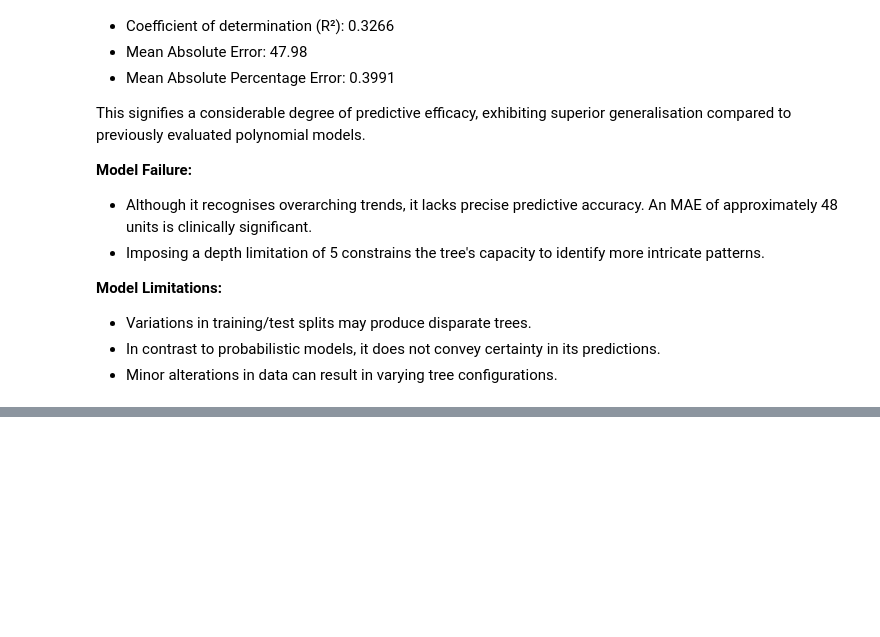
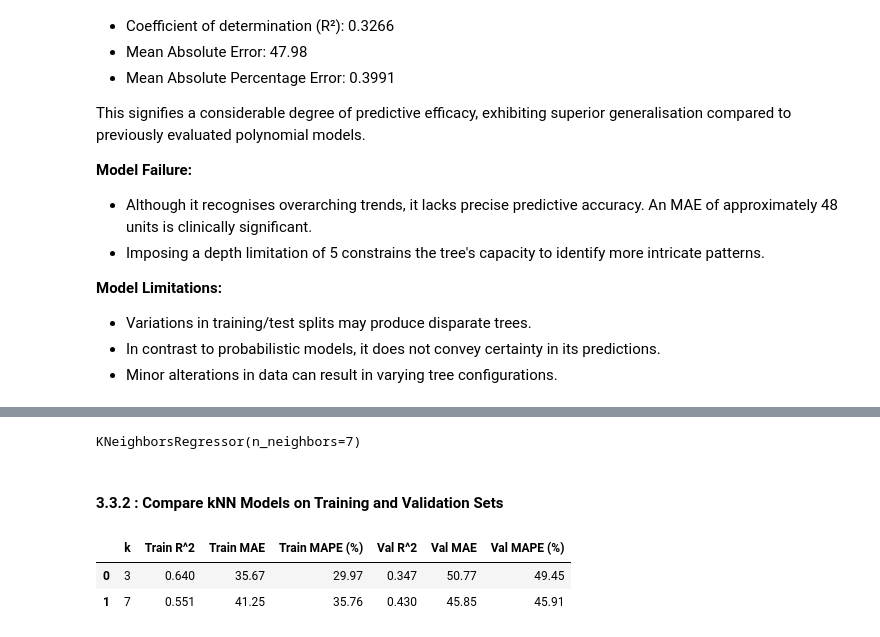
Before and after one commit to MandeepCon/Practical-Lab-2-MLR, a Jupyter notebook: Practical lab2.ipynb, the cells around one changed output, grey strips where cells are left out. Saved outputs shown, nothing was run; the diff lists cells and outputs as text; code cells hidden in the pictures; blank space fills up the shorter version.

```diff
--- a/Practical lab2.ipynb
+++ b/Practical lab2.ipynb
@@ -1205,0 +1216,45 @@ The Decision Tree Regressor, configured with a maximum depth of 5, was employed
+# %%
+# Initialize models
+knn_3 = KNeighborsRegressor(n_neighbors=3)
+knn_7 = KNeighborsRegressor(n_neighbors=7)
+
+# Fit on training data
+knn_3.fit(X_train_mv, y_train)
+knn_7.fit(X_train_mv, y_train)
+# %% [output]
+KNeighborsRegressor(n_neighbors=7)
+# %% [markdown]
+#### **3.3.2 : Compare kNN Models on Training and Validation Sets**
+# %%
+# Define K values to test
+knn_configs = [3, 7]
+knn_results = []
+
+# Loop through each K value
+for k in knn_configs:
+    knn = KNeighborsRegressor(n_neighbors=k)
+    knn.fit(X_train, y_train)
+
+    # Make predictions
+    y_train_pred = knn.predict(X_train)
+    y_val_pred = knn.predict(X_val)
+
+    # Store evaluation metrics
+    result = {
+        "k": k,
+        "Train R^2": round(r2_score(y_train, y_train_pred), 3),
+        "Train MAE": round(mean_absolute_error(y_train, y_train_pred), 2),
+        "Train MAPE (%)": round(np.mean(np.abs((y_train - y_train_pred) / y_train)) * 100, 2),
+        "Val R^2": round(r2_score(y_val, y_val_pred), 3),
+        "Val MAE": round(mean_absolute_error(y_val, y_val_pred), 2),
+        "Val MAPE (%)": round(np.mean(np.abs((y_val - y_val_pred) / y_val)) * 100, 2),
+    }
+    knn_results.append(result)
+
+# Display results as DataFrame
+knn_df = pd.DataFrame(knn_results)
+knn_df
+# %% [output]
+|  | k | Train R^2 | Train MAE | Train MAPE (%) | Val R^2 | Val MAE | Val MAPE (%) |
+| 0 | 3 | 0.640 | 35.67 | 29.97 | 0.347 | 50.77 | 49.45 |
+| 1 | 7 | 0.551 | 41.25 | 35.76 | 0.430 | 45.85 | 45.91 |
```
Also changed, not shown: parts of 11 cells of this notebook.
